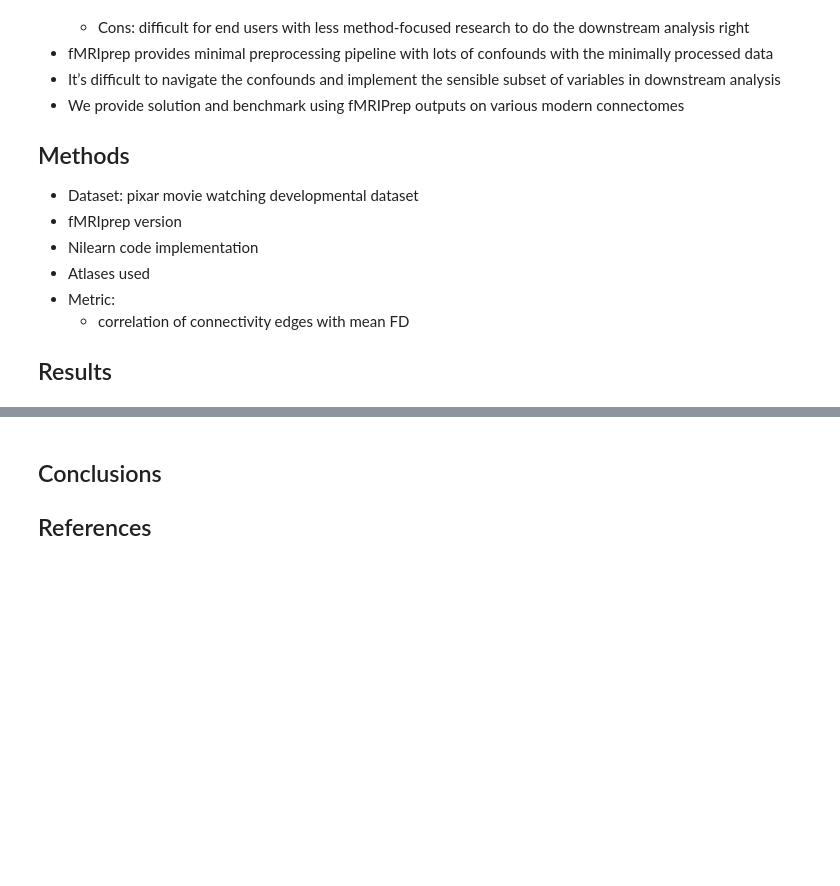
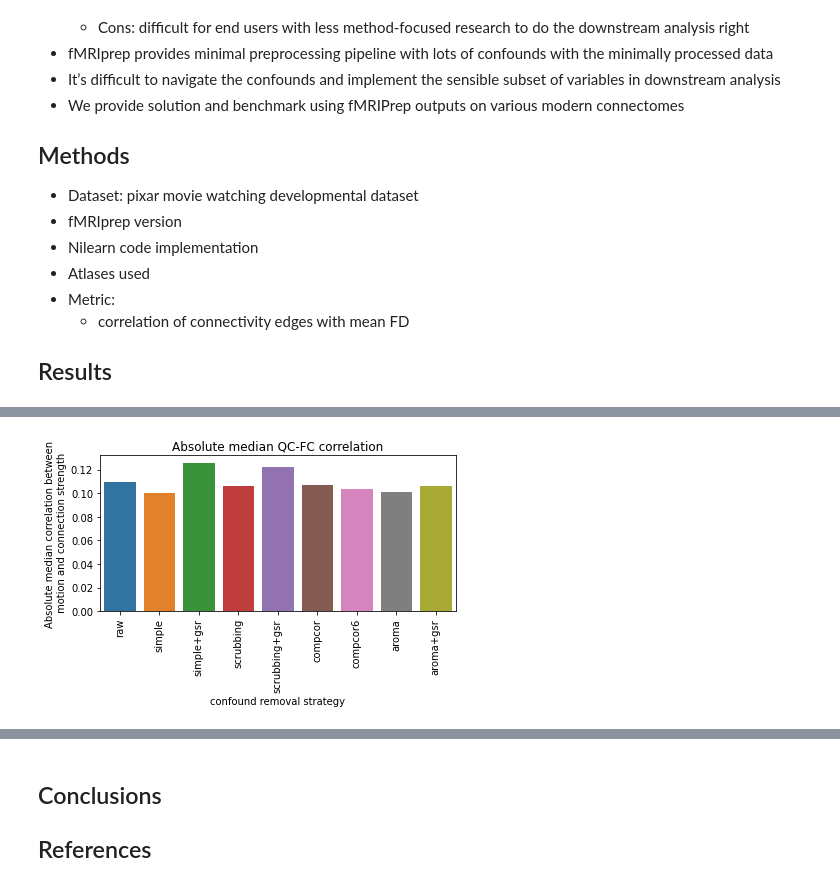
Before and after one commit to SIMEXP/fmriprep-denoise-benchmark, a Jupyter notebook: content/ohbm2022abstract.ipynb, the cells around one changed output, grey strips where cells are left out. Cells and saved outputs as stored; diff of their text form; code cells hidden in the pictures; blank space fills up the shorter version.

```diff
--- a/content/ohbm2022abstract.ipynb
+++ b/content/ohbm2022abstract.ipynb
@@ -100,0 +53,12 @@ array([[ 4.95035476e-01,  4.50003888e-01,  3.55539269e-01, ...,
+# %%
+absolute_median = (metric_per_edge - metric_per_edge.median()).abs().median()
+absolute_median = pd.DataFrame(absolute_median, index=metric_per_edge.columns)
+ax = sns.barplot(data=absolute_median.T, ci=None)
+ax.set_title("Absolute median QC-FC correlation")
+
+ax.set_xticklabels(ax.get_xticklabels(), rotation=90)
+ax.set(ylabel="Absolute median correlation between\n motion and connection strength",
+        xlabel="confound removal strategy")
+plt.tight_layout()
+# %% [output]
+[figure, added]
```
Also changed, not shown: parts of 13 cells of this notebook, 9 other files.
